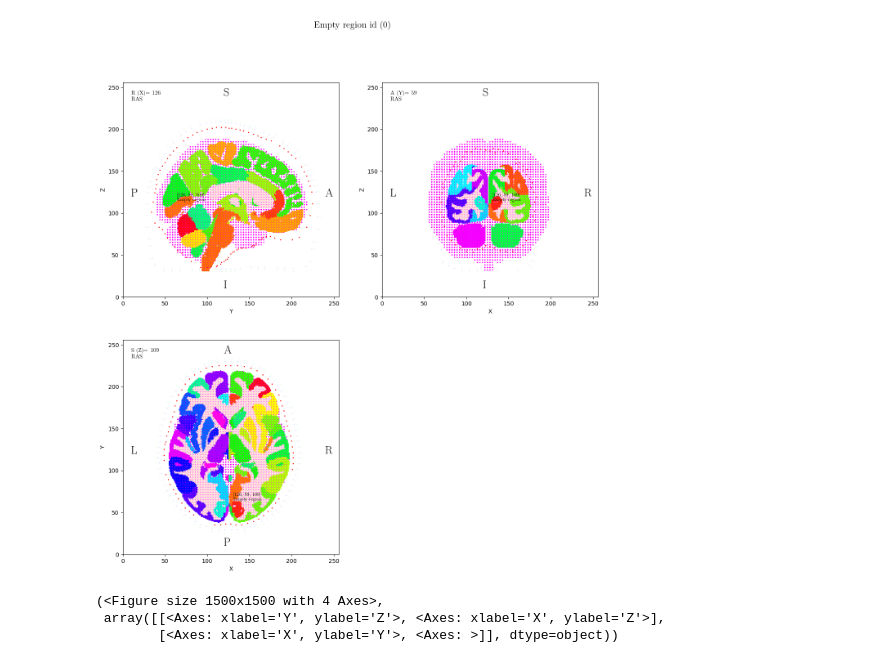
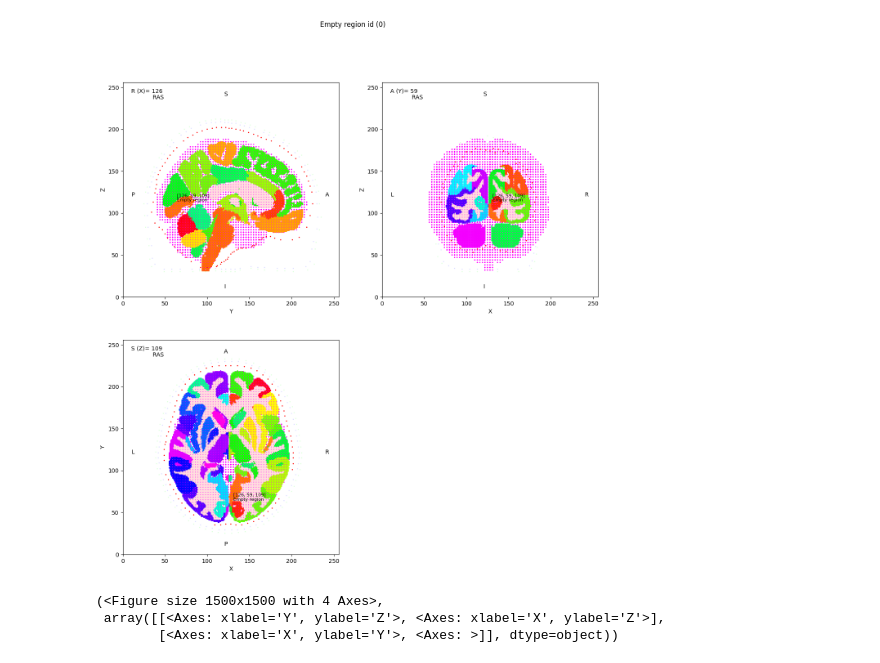
Before and after one commit to kdotdot/cerebra_atlas_python, a Jupyter notebook: notebooks/2d_example.ipynb, the cells around one changed output. Drawn from its saved outputs; the diff is of its cells as text; code cells hidden in the pictures.

Commit message:
working macOS w/out latex

```diff
--- a/notebooks/2d_example.ipynb
+++ b/notebooks/2d_example.ipynb
@@ -9,10 +9,20 @@ if nb_dir not in sys.path:
 # %%
 import matplotlib.pyplot as plt
 from cerebra_atlas_python.cerebra import CerebrA
+
 cerebra = CerebrA()
 
-fig, axs = cerebra.orthoview(plot_bem_surfaces=True,pt=[126, 59, 109],plot_pt_lines=False,plot_regions=True, n_layers=3,plot_src_space=True, plot_whitematter=True)
-fig.savefig("../images/orthoview_example.png",bbox_inches='tight')
+fig, axs = cerebra.orthoview(
+    plot_bem_surfaces=True,
+    pt=[126, 59, 109],
+    plot_pt_lines=False,
+    plot_regions=True,
+    n_layers=3,
+    plot_src_space=True,
+    plot_whitematter=True,
+    use_latex_figures=False,
+)
+fig.savefig("../images/orthoview_example.png", bbox_inches="tight")
 # %% [output]
-[figure, old version]
+[figure, new version]
 # %%
```
Also changed, not shown: parts of 4 cells of this notebook, 1 other file.
